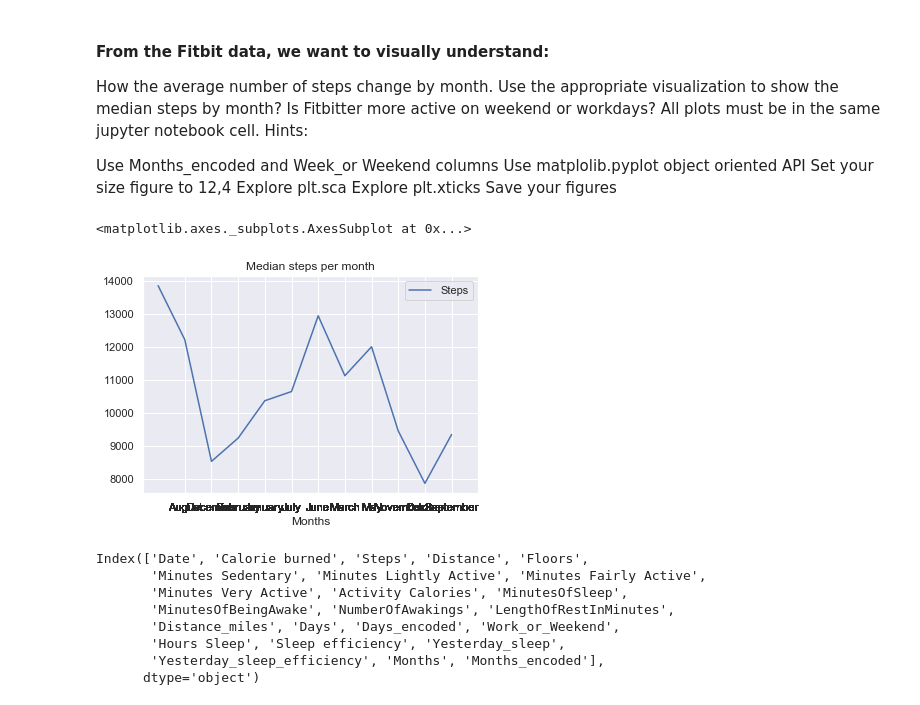
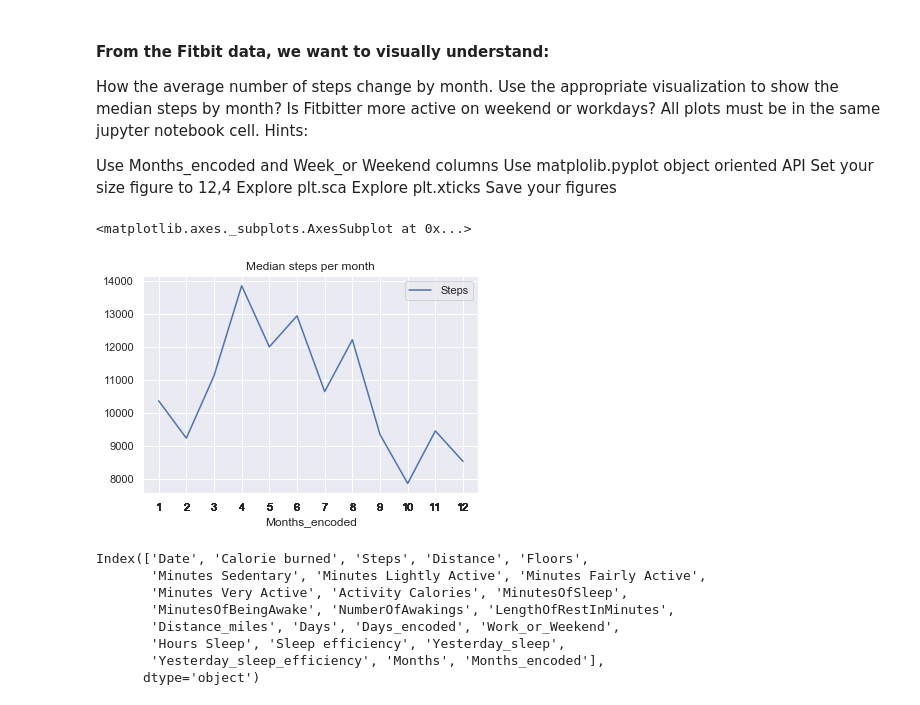
Before and after one commit to chunsang0126/lab-matplotlib-seaborn, a Jupyter notebook: your-code/main.ipynb, the cells around one changed output. Saved outputs shown, nothing was run; the diff lists cells and outputs as text; code cells hidden in the pictures.

Commit message:
Solutions Adrien and Chun

```diff
--- a/your-code/main.ipynb
+++ b/your-code/main.ipynb
@@ -105,7 +105,7 @@ plt.show()
 #### Import the Fitbit2.csv file and name your dataset fitbit. You can also connect to the Ironhack database to retrieve the data (db: fitbit, table: fitbit2).
 # %%
 # your code here
-fitbit = pd.read_csv('Fitbit2.csv')
+fitbit = pd.read_csv('/Users/adrientalbot/Documents/To-do-10%/lab-matplotlib-seaborn/data/Fitbit2.csv')
 fitbit
 # %% [output]
 |  | Date | Calorie burned | Steps | Distance | Floors | Minutes Sedentary | Minutes Lightly Active | ... |
@@ -143,13 +143,13 @@ Save your figures
 # %%
 # Median Steps by Month_encoded
 fitbit.dtypes
-media_month = fitbit.groupby('Months')['Steps'].median()
+media_month = fitbit.groupby('Months_encoded')['Steps'].median()
 df_median_month = pd.DataFrame(media_month)
 figure = df_median_month.plot(xticks= fitbit['Months_encoded'], title='Median steps per month')
 figure
 # %% [output]
 <matplotlib.axes._subplots.AxesSubplot at 0x...>
-[figure, old version]
+[figure, new version]
 # %%
 fitbit.columns
 # %% [output]
```
Also changed, not shown: parts of 24 cells of this notebook.
